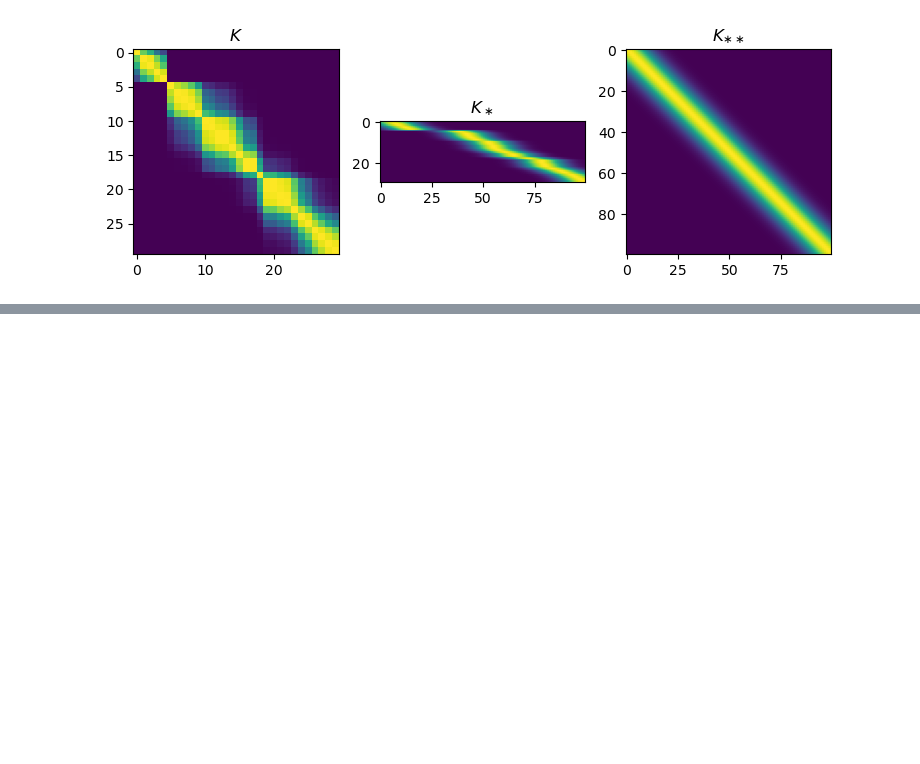
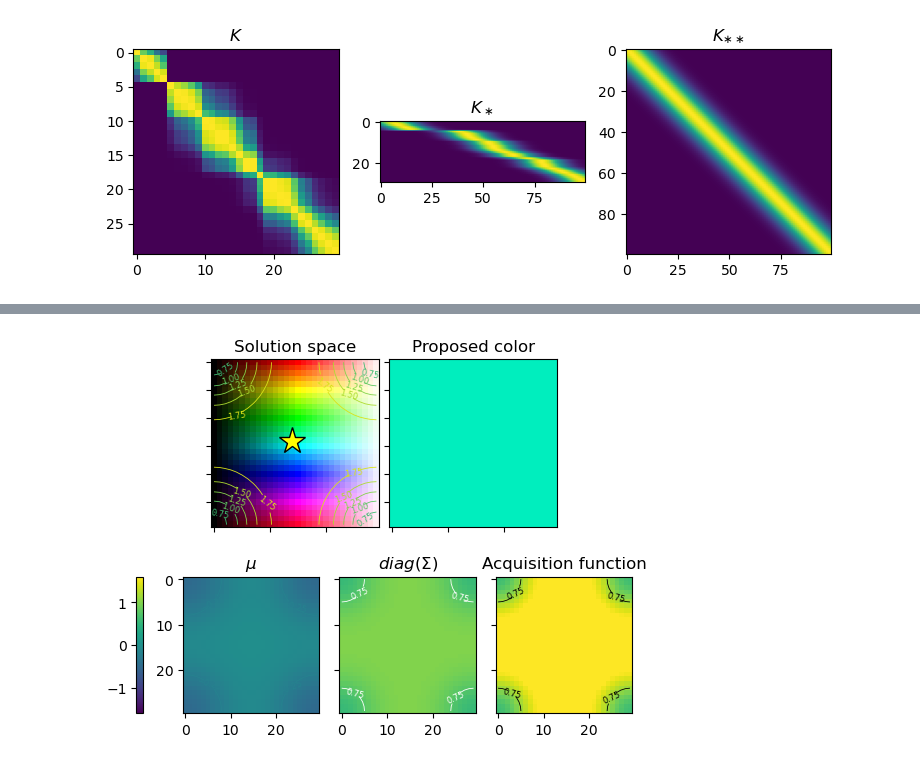
Before and after one commit to yagipy/misc, a Jupyter notebook: notebook/work/Introduction to Machine Learning with Web Optimization/7.ipynb, the cells around one changed output, grey strips where cells are left out. Saved outputs shown, nothing was run; the diff lists cells and outputs as text; code cells hidden in the pictures; blank space fills up the shorter version.

```diff
--- a/notebook/work/Introduction to Machine Learning with Web Optimization/7.ipynb
+++ b/notebook/work/Introduction to Machine Learning with Web Optimization/7.ipynb
@@ -122,0 +240,10 @@ plt.show()
+# %%
+agent.sample(x, -2)
+x, ucb = agent.get_arm()
+agent.sample(x, -2)
+x, ucb = agent.get_arm()
+agent.sample(x, -2)
+x, ucb = agent.get_arm()
+visualize(agent, x, ucb)
+# %% [output]
+[figure, added]
```
Also changed, not shown: parts of 15 cells of this notebook.
